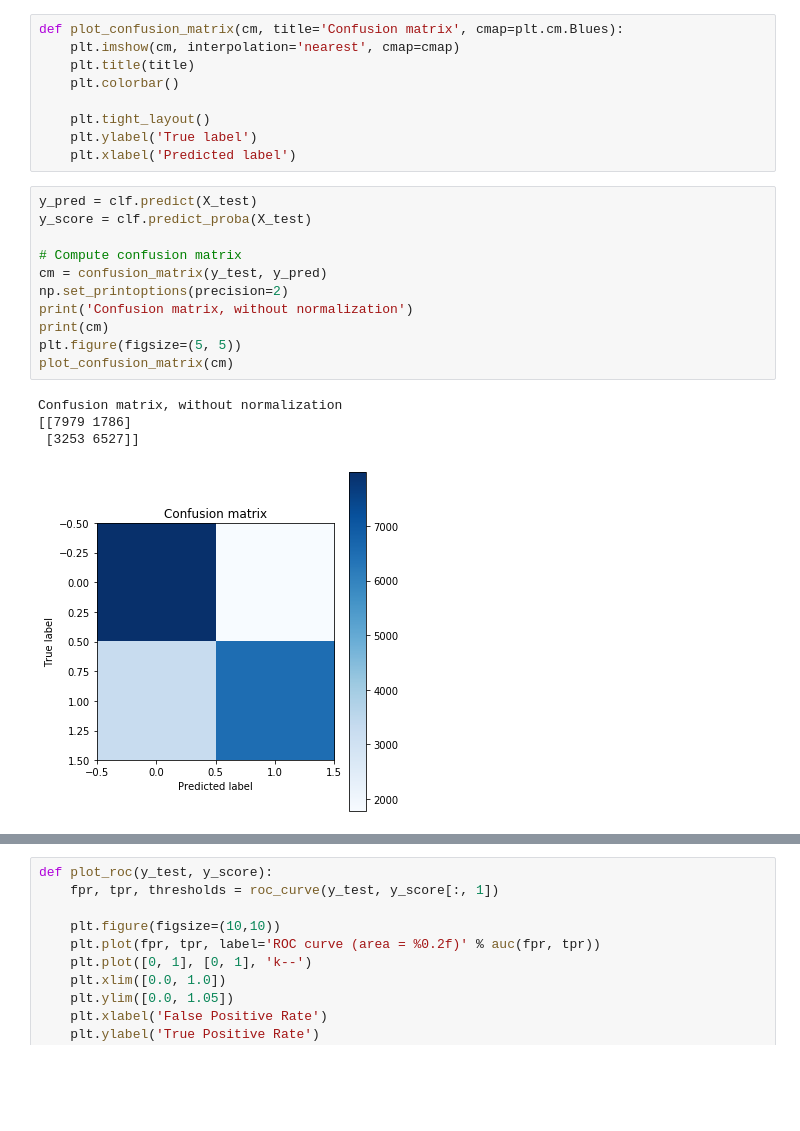
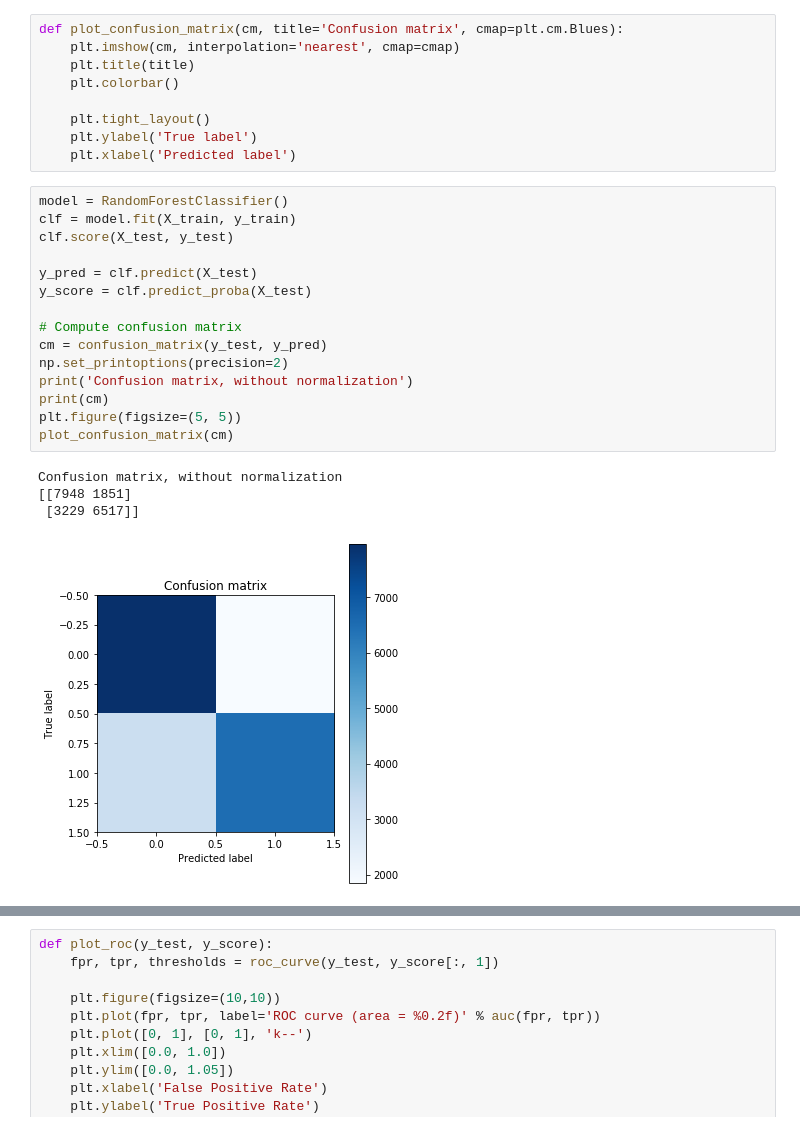
Before and after one commit to hyphaebeast/debugging-data-science, a Jupyter notebook: notebooks/airbnb_churn-part1.ipynb, the cells around one changed output, grey strips where cells are left out. Saved outputs shown, nothing was run; the diff lists cells and outputs as text; blank space fills up the shorter version.

```diff
--- a/notebooks/airbnb_churn-part1.ipynb
+++ b/notebooks/airbnb_churn-part1.ipynb
@@ -267,18 +279,22 @@ def plot_confusion_matrix(cm, title='Confusion matrix', cmap=plt.cm.Blues):
     plt.ylabel('True label')
     plt.xlabel('Predicted label')
 # %%
+model = RandomForestClassifier()
+clf = model.fit(X_train, y_train)
+clf.score(X_test, y_test)
+
 y_pred = clf.predict(X_test)
 y_score = clf.predict_proba(X_test)
 
 # Compute confusion matrix
 cm = confusion_matrix(y_test, y_pred)
 np.set_printoptions(precision=2)
 print('Confusion matrix, without normalization')
 print(cm)
 plt.figure(figsize=(5, 5))
 plot_confusion_matrix(cm)
 # %% [output]
 Confusion matrix, without normalization
-[[7979 1786]
- [3253 6527]]
+[[7948 1851]
+ [3229 6517]]
-[figure, old version]
+[figure, new version]
```
Also changed, not shown: parts of 34 cells of this notebook, 6 other files.
